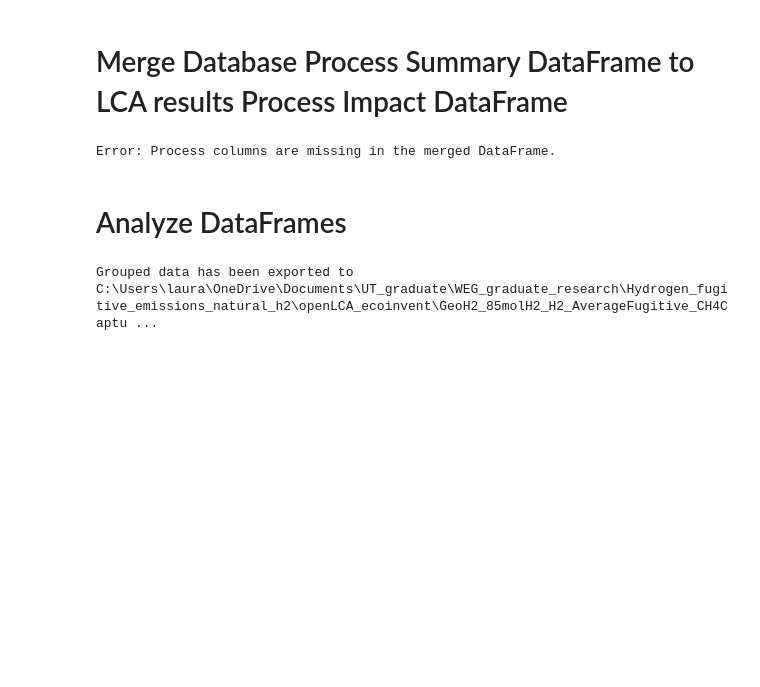
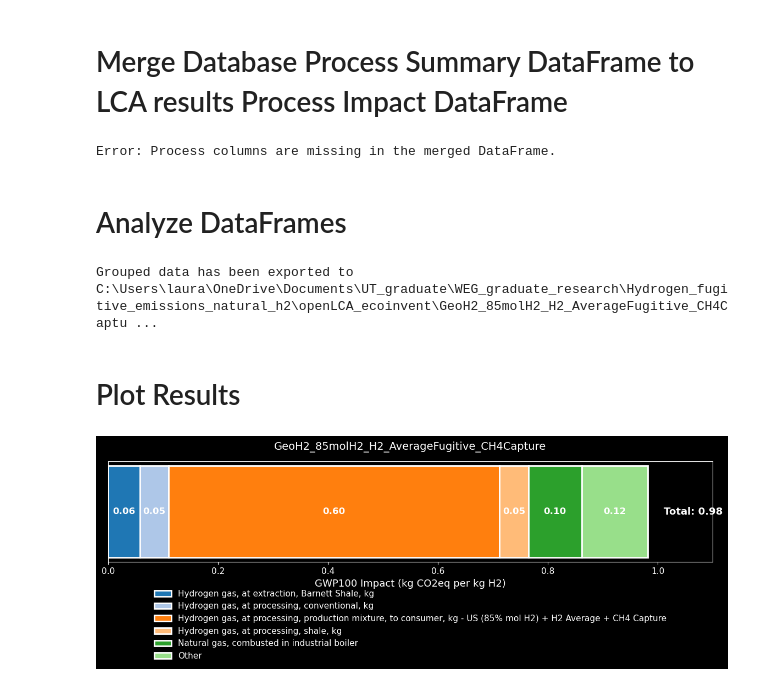
Before and after one commit to Lauvera132/openLCA, a Jupyter notebook: openLCA_LCIA_results_vis.ipynb, the cells around one changed output. Cells and saved outputs as stored; diff of their text form; code cells hidden in the pictures; blank space fills up the shorter version.

Commit message:
plot added

```diff
--- a/openLCA_LCIA_results_vis.ipynb
+++ b/openLCA_LCIA_results_vis.ipynb
@@ -158,7 +158,7 @@ grouped_process_other_df['Process'] = grouped_process_other_df['Process'].where(
 )
 
 # Aggregate the "Other" group and sum the GWP100 impact values
-grouped_process_other_df = grouped_process_other_df.groupby('Process', as_index=False).sum()
+grouped_process_other_df = grouped_process_other_df.groupby('Process', as_index=False).sum().reset_index(drop=True)
 
 # Group "ISIC_Category_Sections" with less than the "GHG_Intensity_Impact_Threshold" value into "Other" category
 grouped_isic_other_df['ISIC_Category_Section'] = grouped_isic_other_df['ISIC_Category_Section'].where(
@@ -166,7 +166,7 @@ grouped_isic_other_df['ISIC_Category_Section'] = grouped_isic_other_df['ISIC_Cat
 )
 
 # Aggregate the "Other" group and sum the GWP100 impact values
-grouped_isic_other_df = grouped_isic_other_df.groupby('ISIC_Category_Section', as_index=False).sum()
+grouped_isic_other_df = grouped_isic_other_df.groupby('ISIC_Category_Section', as_index=False).sum().reset_index(drop=True)
 
 # Group "Flows" with less than the "GHG_Intensity_Impact_Threshold" value into "Other" category
 grouped_flows_other_df['Flow'] = grouped_flows_other_df['Flow'].where(
@@ -174,7 +174,7 @@ grouped_flows_other_df['Flow'] = grouped_flows_other_df['Flow'].where(
 )
 
 # Aggregate the "Other" group and sum the GWP100 impact values
-grouped_flows_other_df = grouped_flows_other_df.groupby('Flow', as_index=False).sum()
+grouped_flows_other_df = grouped_flows_other_df.groupby('Flow', as_index=False).sum().reset_index(drop=True)
 # %%
 # Write the grouped DataFrames to separate sheets in the Excel file
 with pd.ExcelWriter(output_excel_file_path, engine='xlsxwriter') as writer:
@@ -188,3 +188,73 @@ with pd.ExcelWriter(output_excel_file_path, engine='xlsxwriter') as writer:
 print(f"Grouped data has been exported to {output_excel_file_path}")
 # %% [output]
 Grouped data has been exported to C:\Users\laura\OneDrive\Documents\UT_graduate\WEG_graduate_research\Hydrogen_fugitive_emissions_natural_h2\openLCA_ecoinvent\GeoH2_85molH2_H2_AverageFugitive_CH4Captu ...
+# %% [markdown]
+# Plot Results
+# %%
+##### Plotting #####
+# Create a horizontal bar plot
+
+plt.figure(figsize=(12, 5))
+plt.style.use('dark_background')
+
+colors = plt.cm.tab20.colors
+cumulative_width = 0
+bar_height = 0.3
+
+for i, (process, value) in enumerate(grouped_process_other_df.itertuples(index=False, name=None)):
+    value = float(value)  # Convert value to float
+    plt.barh(
+        y=0,
+        width=value,
+        left=cumulative_width,
+        height=bar_height,
+        color=colors[i % len(colors)],
+        edgecolor='white',
+        linewidth=2,
+        label=process
+    )
+    # Only show text if the segment is wide enough
+    if value > 0.05:
+        plt.text(
+            x=cumulative_width + value / 2,
+            y=0,
+            s=f'{value:.2f}',
+            va='center',
+            ha='center',
+            color='white',
+            fontsize=12,
+            fontweight='bold'
+        )
+    cumulative_width += value
+
+# Add total at the end, with padding
+plt.text(
+    x=cumulative_width + 0.03 * cumulative_width,
+    y=0,
+    s=f'Total: {cumulative_width:.2f}',
+    va='center',
+    ha='left',
+    color='white',
+    fontsize=13,
+    fontweight='bold'
+)
+
+plt.xlabel('GWP100 Impact (kg CO2eq per kg H2)', fontsize=13, color='white')
+plt.title(product_system_name_simplified, fontsize=14, color='white', pad=15, wrap=True)
+plt.xticks(color='white', fontsize=11)
+plt.yticks([])
+
+plt.xlim(0, cumulative_width * 1.12)
+
+plt.legend(
+    loc='upper center',
+    bbox_to_anchor=(0.5, -0.2),
+    ncol=1,
+    fontsize=11,
+    frameon=False
+)
+
+plt.tight_layout(pad=2)
+plt.show()
+# %% [output]
+[figure, added]
```
Also changed, not shown: parts of 1 cell of this notebook.
